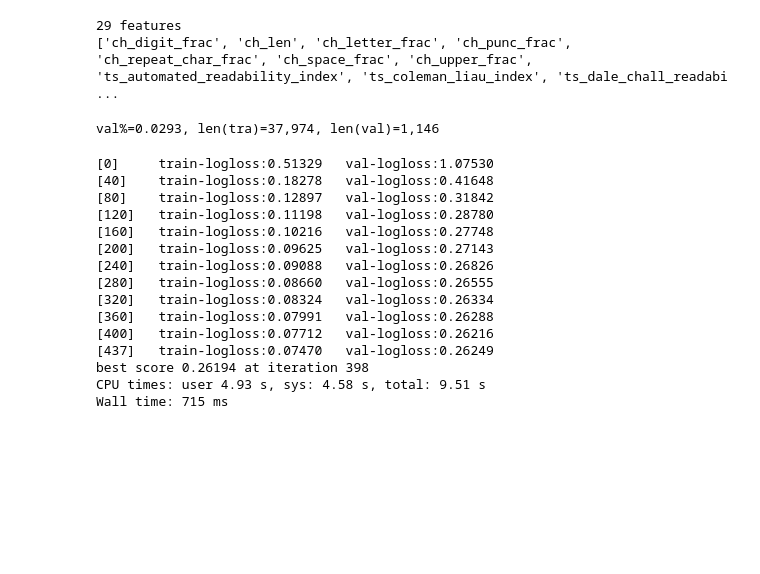
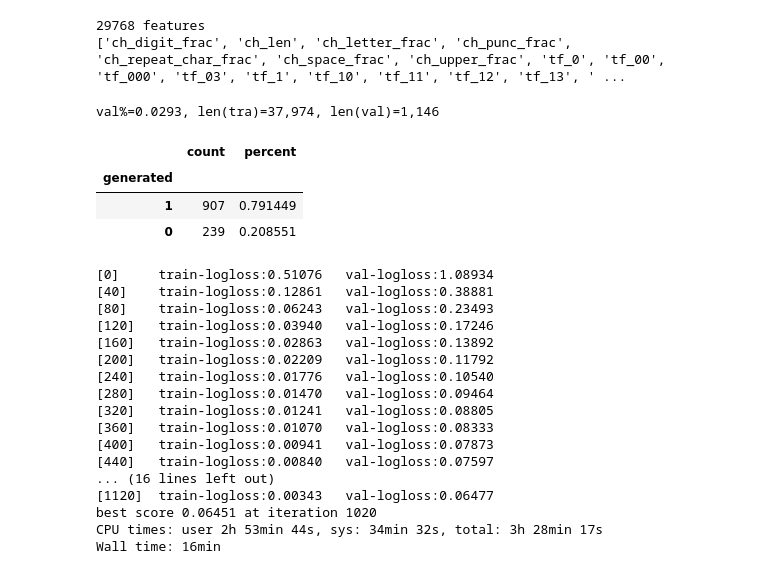
Before and after one commit to seahrh/kaggle-detect-ai-generated-text-2023, a Jupyter notebook: 30_xgb.ipynb, the cells around one changed output. Drawn from its saved outputs; the diff is of its cells as text; code cells hidden in the pictures; blank space fills up the shorter version.

```diff
--- a/30_xgb.ipynb
+++ b/30_xgb.ipynb
@@ -58,28 +47,33 @@ memory usage: 6.9+ MB
 # %%
 features = []
-prefixes = ["ch_", "ts_", "va_"]
+prefixes = ["ch_", "ts_", "va_", "tf_"]
 for col in df.columns:
     for prefix in prefixes:
         if col.startswith(prefix):
             features.append(col)
 features.sort()
-print(f"{len(features)} features\n{features}")
+print(f"{len(features)} features\n{features[:100]}")
 # %% [output]
-29 features
-['ch_digit_frac', 'ch_len', 'ch_letter_frac', 'ch_punc_frac', 'ch_repeat_char_frac', 'ch_space_frac', 'ch_upper_frac', 'ts_automated_readability_index', 'ts_coleman_liau_index', 'ts_dale_chall_readabi ...
+29768 features
+['ch_digit_frac', 'ch_len', 'ch_letter_frac', 'ch_punc_frac', 'ch_repeat_char_frac', 'ch_space_frac', 'ch_upper_frac', 'tf_0', 'tf_00', 'tf_000', 'tf_03', 'tf_1', 'tf_10', 'tf_11', 'tf_12', 'tf_13', ' ...
 # %%
 #X_train, X_test, y_train, y_test = train_test_split(tra[features], tra[label], test_size=0.2)
 
 tra = df[df["white_sim"]>=0.45]
 val = df[df["white_sim"]<0.45]
 t = len(tra)
 v = len(val)
 n = t+v
 print(f"val%={v/n:.4f}, len(tra)={t:,}, len(val)={v:,}")
 dtrain = xgb.DMatrix(tra[features], tra[label], enable_categorical=False)
 dval = xgb.DMatrix(val[features], val[label], enable_categorical=False)
+pdx.value_counts(val[label])
 # %% [output]
 val%=0.0293, len(tra)=37,974, len(val)=1,146
+|  | count | percent |
+| generated |  |  |
+| 1 | 907 | 0.791449 |
+| 0 | 239 | 0.208551 |
 # %%
 %%time
 model = xgb.train(
@@ -91,29 +85,31 @@ model = xgb.train(
        "max_depth": 6,
    },
    dtrain=dtrain,
-   num_boost_round=1000,
+   num_boost_round=2000,
    evals=[(dtrain, "train"), (dval, "val")],
    verbose_eval=40,
-   early_stopping_rounds=40,
+   early_stopping_rounds=100,
 )
 print(f"best score {model.best_score:.5f} at iteration {model.best_iteration}")
 model.save_model(f"{job_dir}/model.json")
 # %% [output]
-[0]     train-logloss:0.51329   val-logloss:1.07530
-[40]    train-logloss:0.18278   val-logloss:0.41648
-[80]    train-logloss:0.12897   val-logloss:0.31842
-[120]   train-logloss:0.11198   val-logloss:0.28780
-[160]   train-logloss:0.10216   val-logloss:0.27748
-[200]   train-logloss:0.09625   val-logloss:0.27143
-[240]   train-logloss:0.09088   val-logloss:0.26826
-[280]   train-logloss:0.08660   val-logloss:0.26555
-[320]   train-logloss:0.08324   val-logloss:0.26334
-[360]   train-logloss:0.07991   val-logloss:0.26288
-[400]   train-logloss:0.07712   val-logloss:0.26216
-[437]   train-logloss:0.07470   val-logloss:0.26249
-best score 0.26194 at iteration 398
-CPU times: user 4.93 s, sys: 4.58 s, total: 9.51 s
-Wall time: 715 ms
+[0]     train-logloss:0.51076   val-logloss:1.08934
+[40]    train-logloss:0.12861   val-logloss:0.38881
+[80]    train-logloss:0.06243   val-logloss:0.23493
+[120]   train-logloss:0.03940   val-logloss:0.17246
+[160]   train-logloss:0.02863   val-logloss:0.13892
+[200]   train-logloss:0.02209   val-logloss:0.11792
+[240]   train-logloss:0.01776   val-logloss:0.10540
+[280]   train-logloss:0.01470   val-logloss:0.09464
+[320]   train-logloss:0.01241   val-logloss:0.08805
+[360]   train-logloss:0.01070   val-logloss:0.08333
+[400]   train-logloss:0.00941   val-logloss:0.07873
+[440]   train-logloss:0.00840   val-logloss:0.07597
+... (16 lines left out)
+[1120]  train-logloss:0.00343   val-logloss:0.06477
+best score 0.06451 at iteration 1020
+CPU times: user 2h 53min 44s, sys: 34min 32s, total: 3h 28min 17s
+Wall time: 16min
 # %%
 %%time
 y_true = val[label].tolist()
```
Also changed, not shown: parts of 5 cells of this notebook, 3 other files.
